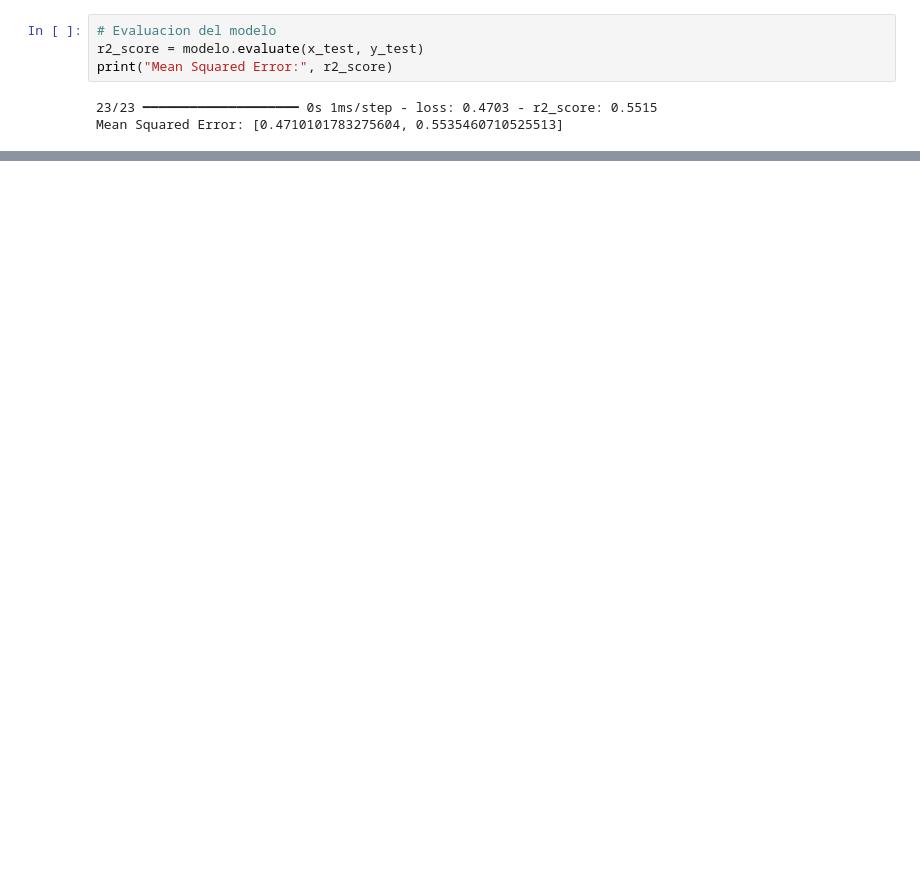
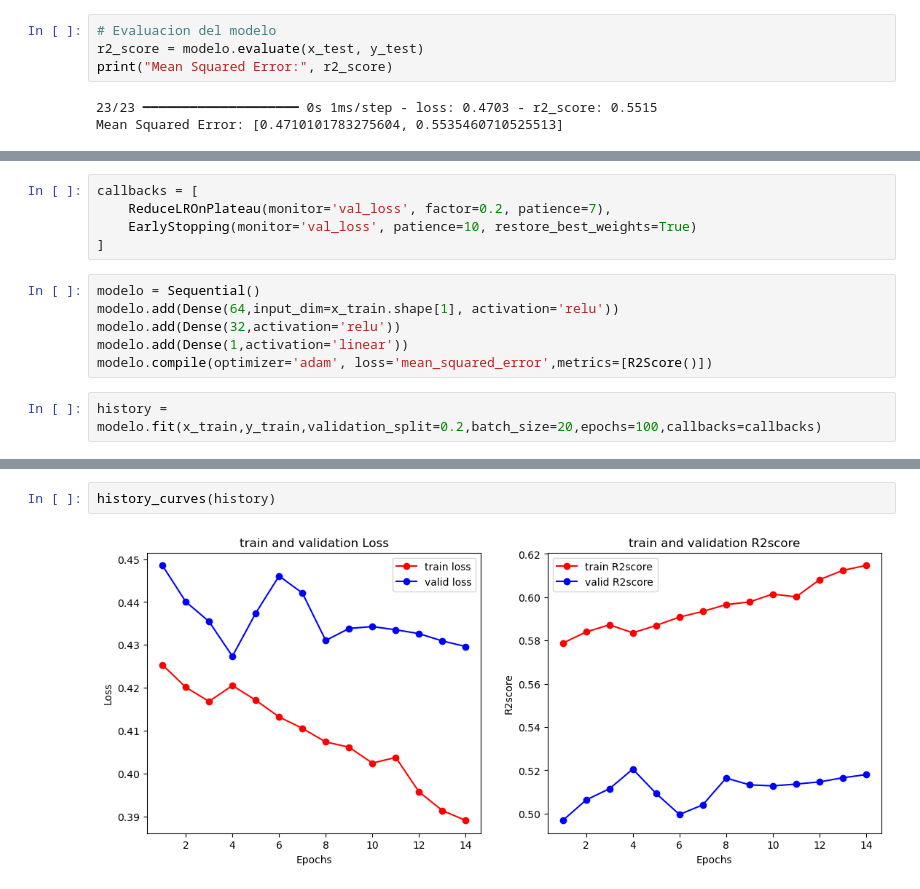
Before and after one commit to MathUPTC/CrabAge, a Jupyter notebook: Notebooks/modelado.ipynb, the cells around one changed output, grey strips where cells are left out. Saved outputs shown, nothing was run; the diff lists cells and outputs as text; blank space fills up the shorter version.

```diff
--- a/Notebooks/modelado.ipynb
+++ b/Notebooks/modelado.ipynb
@@ -199,0 +179,13 @@ Mean Squared Error: [0.4710101783275604, 0.5535460710525513]
+# %%
+callbacks = [
+    ReduceLROnPlateau(monitor='val_loss', factor=0.2, patience=7),
+    EarlyStopping(monitor='val_loss', patience=10, restore_best_weights=True)
+]
+# %%
+modelo = Sequential()
+modelo.add(Dense(64,input_dim=x_train.shape[1], activation='relu'))
+modelo.add(Dense(32,activation='relu'))
+modelo.add(Dense(1,activation='linear'))
+modelo.compile(optimizer='adam', loss='mean_squared_error',metrics=[R2Score()])
+# %%
+history = modelo.fit(x_train,y_train,validation_split=0.2,batch_size=20,epochs=100,callbacks=callbacks)
@@ -199,0 +210,4 @@ Mean Squared Error: [0.4710101783275604, 0.5535460710525513]
+# %%
+history_curves(history)
+# %% [output]
+[figure, added]
```
Also changed, not shown: parts of 10 cells of this notebook.
